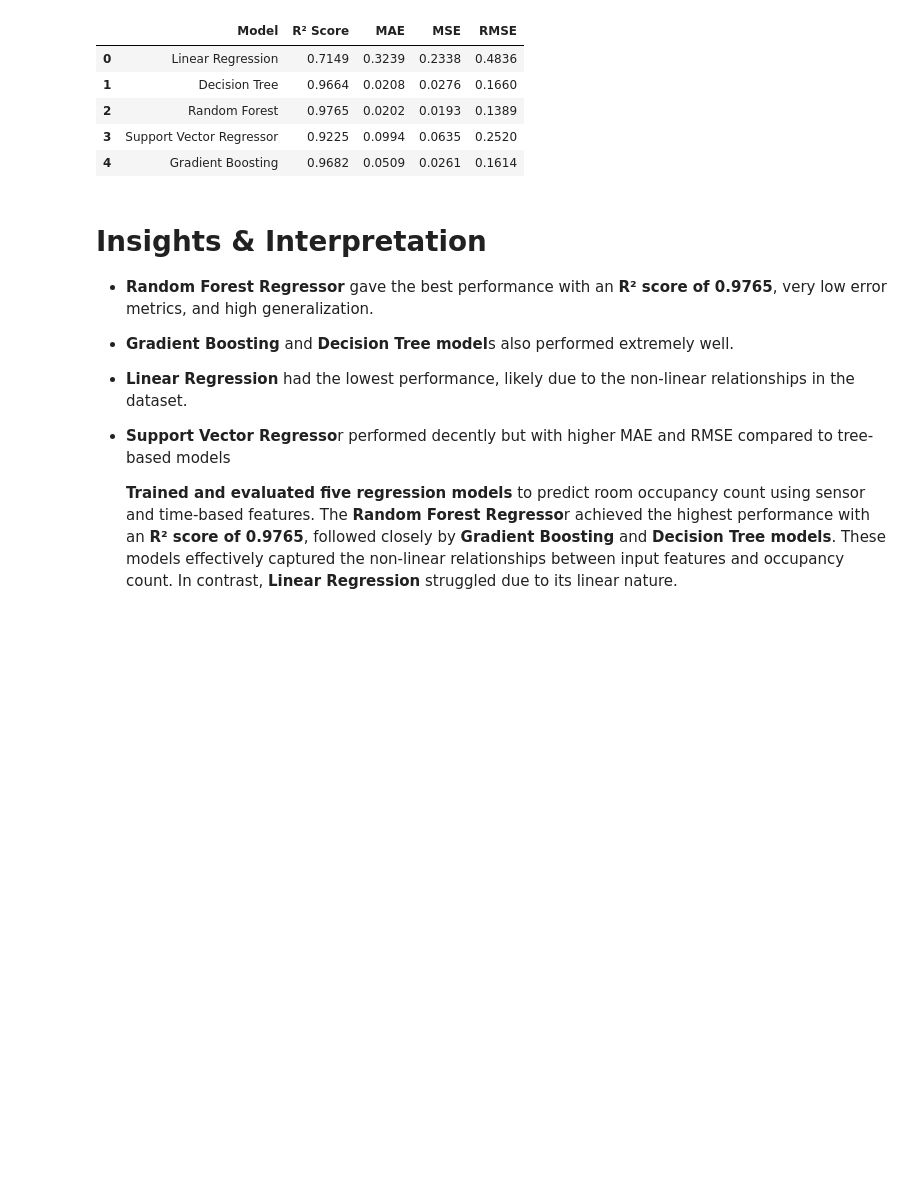
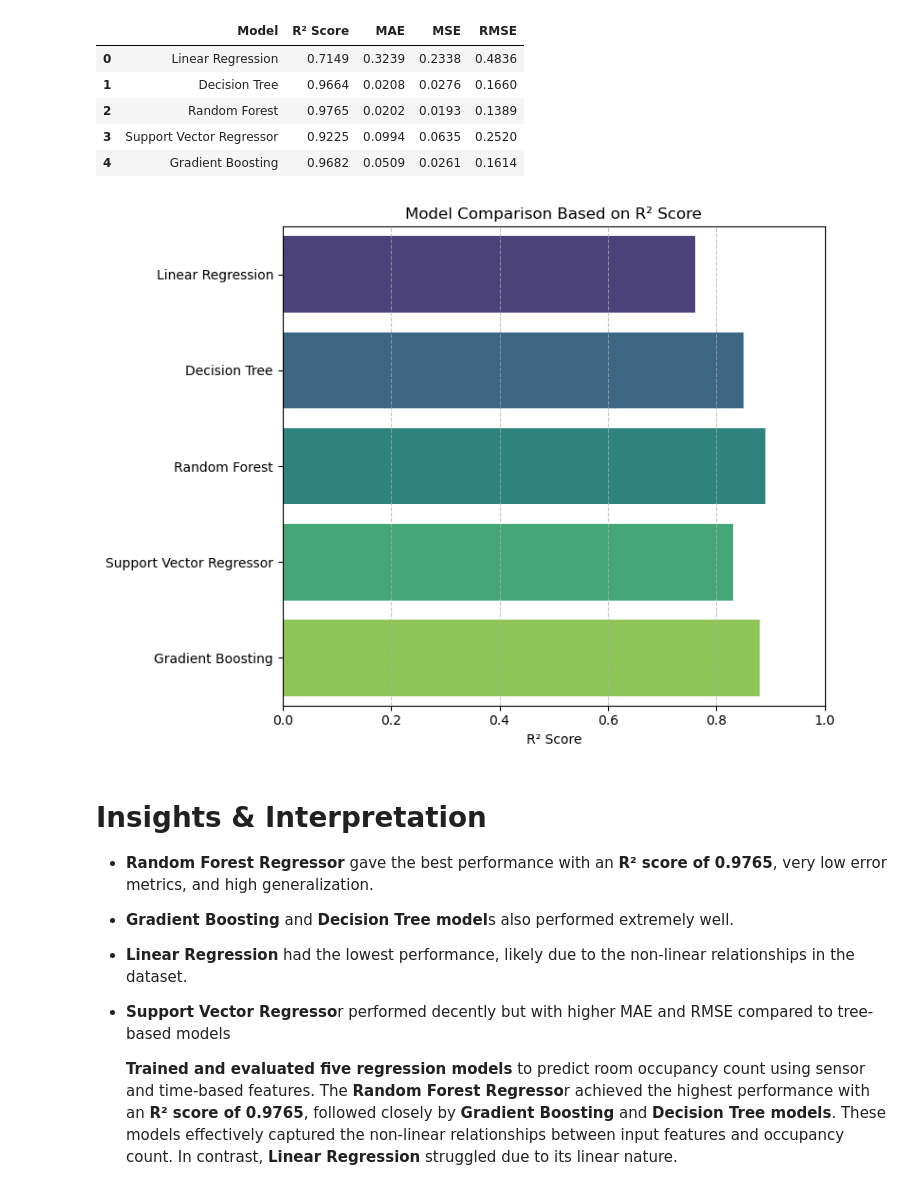
Before and after one commit to Mufeedav/Room-Occupancy-Estimation, a Jupyter notebook: Room Occupancy Estimation.ipynb, the cells around one changed output. Saved outputs shown, nothing was run; the diff lists cells and outputs as text; code cells hidden in the pictures; blank space fills up the shorter version.

```diff
--- a/Room Occupancy Estimation.ipynb
+++ b/Room Occupancy Estimation.ipynb
@@ -489,6 +489,32 @@ summary_df
 | 2 | Random Forest | 0.9765 | 0.0202 | 0.0193 | 0.1389 |
 | 3 | Support Vector Regressor | 0.9225 | 0.0994 | 0.0635 | 0.2520 |
 | 4 | Gradient Boosting | 0.9682 | 0.0509 | 0.0261 | 0.1614 |
+# %%
+
+# Assuming you already have this dictionary from model evaluation
+results = {
+    'Linear Regression': {'R²': 0.76},
+    'Decision Tree': {'R²': 0.85},
+    'Random Forest': {'R²': 0.89},
+    'Support Vector Regressor': {'R²': 0.83},
+    'Gradient Boosting': {'R²': 0.88}
+}
+
+# Prepare data
+model_names = list(results.keys())
+r2_scores = [results[model]['R²'] for model in model_names]
+
+# Plot R² comparison
+plt.figure(figsize=(8, 6))
+sns.barplot(x=r2_scores, y=model_names, palette='viridis')
+plt.xlabel("R² Score")
+plt.title("Model Comparison Based on R² Score")
+plt.xlim(0, 1)
+plt.grid(axis='x', linestyle='--', alpha=0.7)
+plt.tight_layout()
+plt.show()
+# %% [output]
+[figure, added]
 # %% [markdown]
 # Insights & Interpretation
 
```
Also changed, not shown: parts of 1 cell of this notebook.
